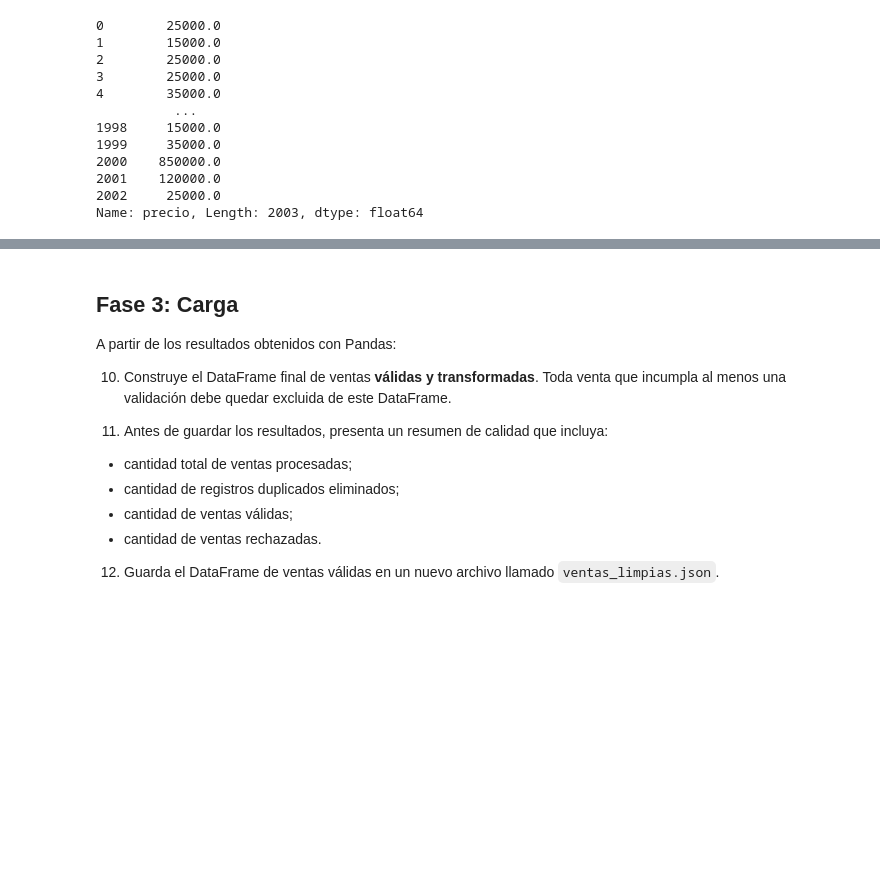
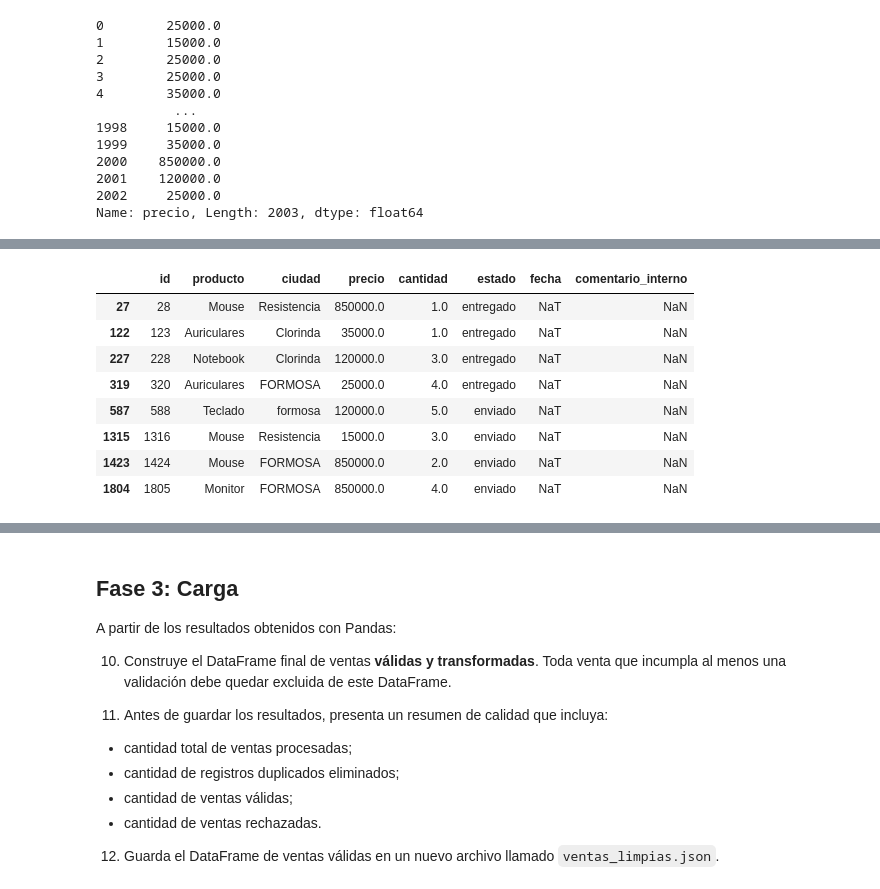
Before and after one commit to axelcardozo369-hub/trabajo_python_pandas, a Jupyter notebook: Trabajo Practico - ETL - Pandas.ipynb, the cells around one changed output, grey strips where cells are left out. Cells and saved outputs as stored; diff of their text form; code cells hidden in the pictures; blank space fills up the shorter version.

Commit message:
se pudo desarrollar hasta ahora la activdad 9 , sola falta unas consignas más y finalizo el trabajo

```diff
--- a/Trabajo Practico - ETL - Pandas.ipynb
+++ b/Trabajo Practico - ETL - Pandas.ipynb
@@ -156,0 +212,13 @@ ventas["cantidad"].min()
+# %%
+fechas_faltantes = ventas.loc[ventas["fecha"].isna()]
+fechas_faltantes
+# %% [output]
+|  | id | producto | ciudad | precio | cantidad | estado | fecha | comentario_interno |
+| 27 | 28 | Mouse | Resistencia | 850000.0 | 1.0 | entregado | NaT | NaN |
+| 122 | 123 | Auriculares | Clorinda | 35000.0 | 1.0 | entregado | NaT | NaN |
+| 227 | 228 | Notebook | Clorinda | 120000.0 | 3.0 | entregado | NaT | NaN |
+| 319 | 320 | Auriculares | FORMOSA | 25000.0 | 4.0 | entregado | NaT | NaN |
+| 587 | 588 | Teclado | formosa | 120000.0 | 5.0 | enviado | NaT | NaN |
+| 1315 | 1316 | Mouse | Resistencia | 15000.0 | 3.0 | enviado | NaT | NaN |
+| 1423 | 1424 | Mouse | FORMOSA | 850000.0 | 2.0 | enviado | NaT | NaN |
+| 1804 | 1805 | Monitor | FORMOSA | 850000.0 | 4.0 | enviado | NaT | NaN |
```
Also changed, not shown: parts of 24 cells of this notebook.
